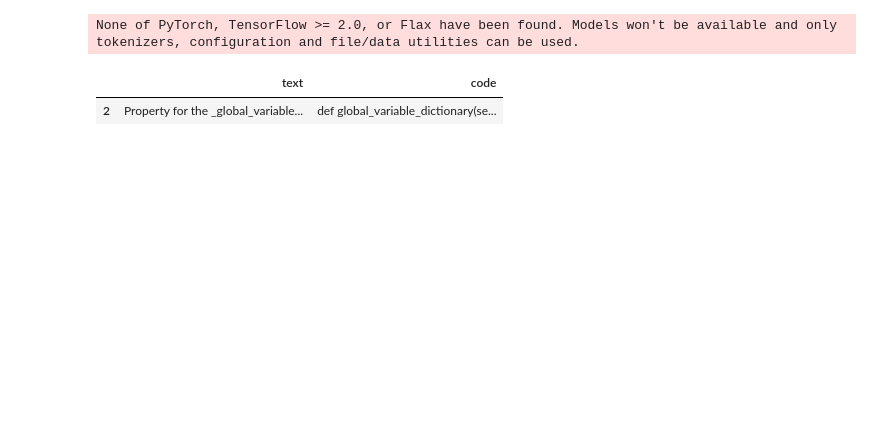
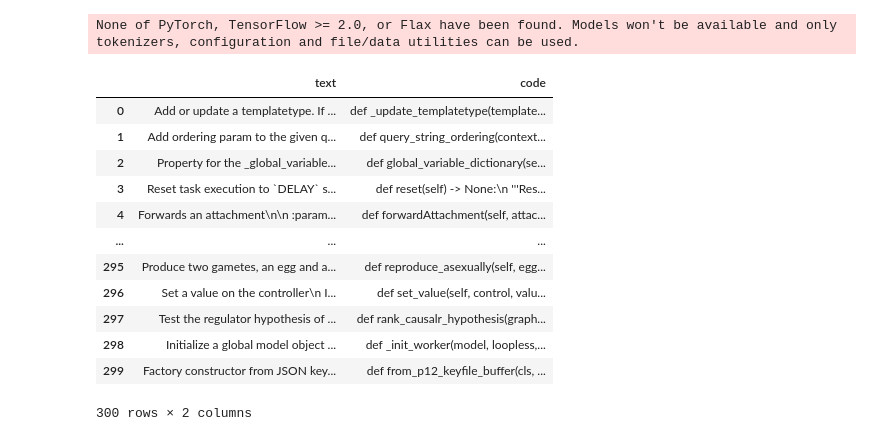
Before and after one commit to d-schneid/llm-finetuning, a Jupyter notebook: preprocess_data.ipynb, the cells around one changed output. Saved outputs shown, nothing was run; the diff lists cells and outputs as text; code cells hidden in the pictures; blank space fills up the shorter version.

Commit message:
Make data preprocessing runnable

```diff
--- a/parser.ipynb
+++ b/preprocess_data.ipynb
@@ -8,11 +8,22 @@ data_handler = DataHandler()
 # %%
 data = data_handler.read_dataset(max_samples_per_split=100)
 # %%
-data = data.loc[[2]]
+#data = data.loc[[2]]
 data
 # %% [output]
 |  | text | code |
+| 0 | Add or update a templatetype. If ... | def _update_templatetype(template... |
+| 1 | Add ordering param to the given q... | def query_string_ordering(context... |
 | 2 | Property for the _global_variable... | def global_variable_dictionary(se... |
+| 3 | Reset task execution to `DELAY` s... | def reset(self) -> None:\n '''Res... |
+| 4 | Forwards an attachment\n\n :param... | def forwardAttachment(self, attac... |
+| ... | ... | ... |
+| 295 | Produce two gametes, an egg and a... | def reproduce_asexually(self, egg... |
+| 296 | Set a value on the controller\n I... | def set_value(self, control, valu... |
+| 297 | Test the regulator hypothesis of ... | def rank_causalr_hypothesis(graph... |
+| 298 | Initialize a global model object ... | def _init_worker(model, loopless,... |
+| 299 | Factory constructor from JSON key... | def from_p12_keyfile_buffer(cls, ... |
+300 rows × 2 columns
 # %%
 data = data_handler.preprocess(data)
 data
```
Also changed, not shown: parts of 16 cells of this notebook, 2 other files.
